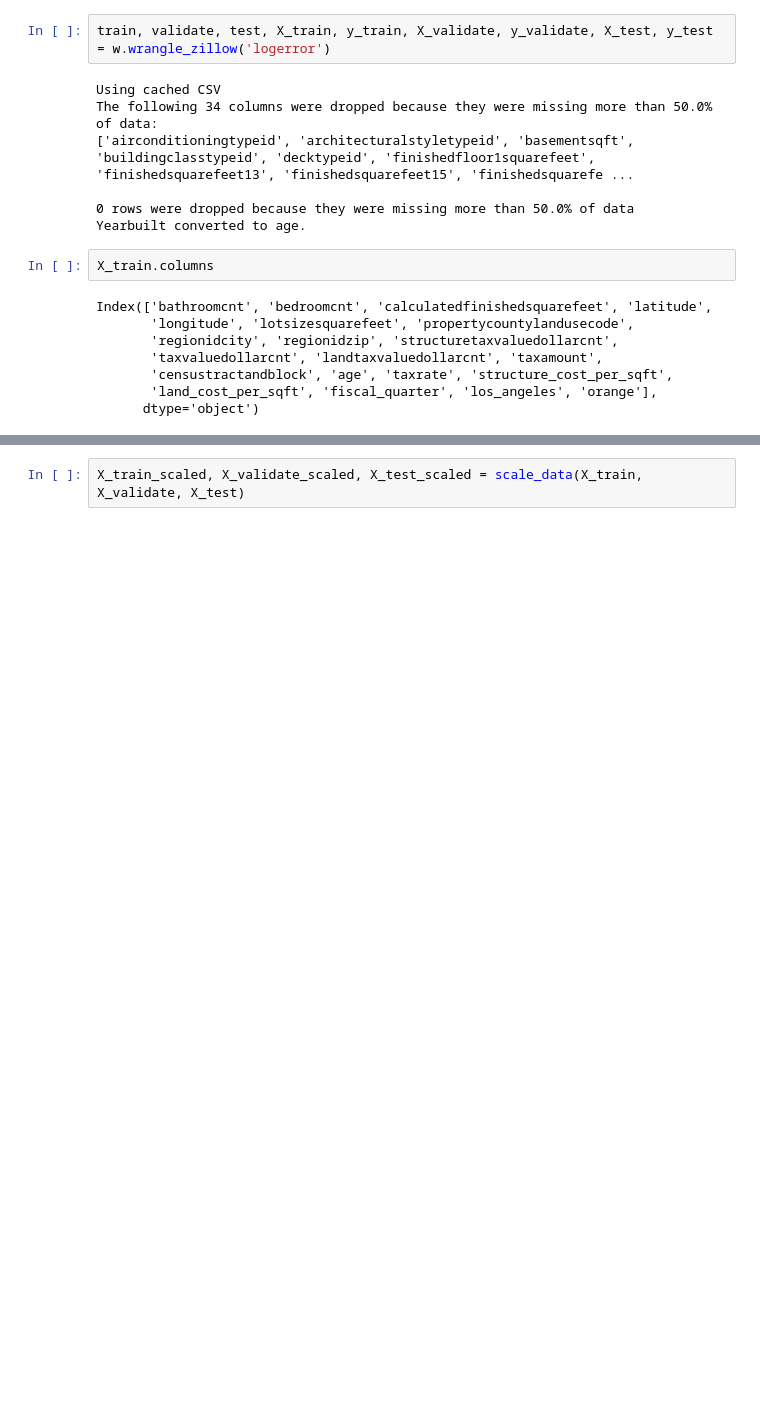
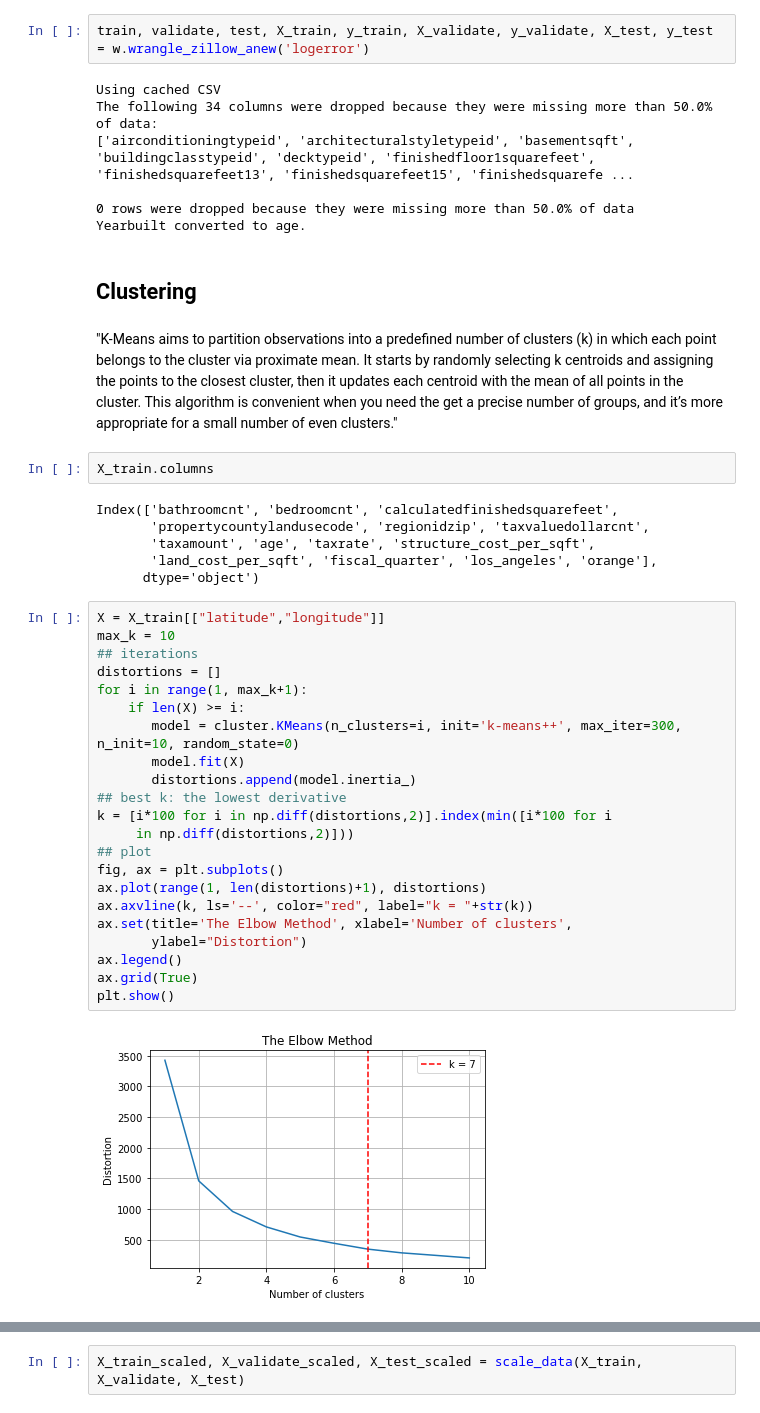
Before and after one commit to nicholas-dougherty/clustering-project, a Jupyter notebook: modeling.ipynb, the cells around one changed output, grey strips where cells are left out. Drawn from its saved outputs; the diff is of its cells as text; blank space fills up the shorter version.

Commit message:
I'll be able to make it. Just figured out how to approach my clusters. Modeling won't take long.

```diff
--- a/modeling.ipynb
+++ b/modeling.ipynb
@@ -37,5 +48,5 @@ from folium.plugins import FastMarkerCluster
 # %%
-train, validate, test, X_train, y_train, X_validate, y_validate, X_test, y_test = w.wrangle_zillow('logerror')
+train, validate, test, X_train, y_train, X_validate, y_validate, X_test, y_test = w.wrangle_zillow_anew('logerror')
 # %% [output]
 Using cached CSV
 The following 34 columns were dropped because they were missing more than 50.0% of data:
@@ -43,13 +54,39 @@ The following 34 columns were dropped because they were missing more than 50.0%
 
 0 rows were dropped because they were missing more than 50.0% of data
 Yearbuilt converted to age.
+# %% [markdown]
+## Clustering
+# %% [markdown]
+"K-Means aims to partition observations into a predefined number of clusters (k) in which each point belongs to the cluster via proximate mean. It starts by randomly selecting k centroids and assigning the points to the closest cluster, then it updates each centroid with the mean of all points in the cluster. This algorithm is convenient when you need the get a precise number of groups, and it’s more appropriate for a small number of even clusters."
 # %%
 X_train.columns
 # %% [output]
-Index(['bathroomcnt', 'bedroomcnt', 'calculatedfinishedsquarefeet', 'latitude',
-       'longitude', 'lotsizesquarefeet', 'propertycountylandusecode',
-       'regionidcity', 'regionidzip', 'structuretaxvaluedollarcnt',
-       'taxvaluedollarcnt', 'landtaxvaluedollarcnt', 'taxamount',
-       'censustractandblock', 'age', 'taxrate', 'structure_cost_per_sqft',
+Index(['bathroomcnt', 'bedroomcnt', 'calculatedfinishedsquarefeet',
+       'propertycountylandusecode', 'regionidzip', 'taxvaluedollarcnt',
+       'taxamount', 'age', 'taxrate', 'structure_cost_per_sqft',
        'land_cost_per_sqft', 'fiscal_quarter', 'los_angeles', 'orange'],
       dtype='object')
+# %%
+X = X_train[["latitude","longitude"]]
+max_k = 10
+## iterations
+distortions = []
+for i in range(1, max_k+1):
+    if len(X) >= i:
+       model = cluster.KMeans(n_clusters=i, init='k-means++', max_iter=300, n_init=10, random_state=0)
+       model.fit(X)
+       distortions.append(model.inertia_)
+## best k: the lowest derivative
+k = [i*100 for i in np.diff(distortions,2)].index(min([i*100 for i
+     in np.diff(distortions,2)]))
+## plot
+fig, ax = plt.subplots()
+ax.plot(range(1, len(distortions)+1), distortions)
+ax.axvline(k, ls='--', color="red", label="k = "+str(k))
+ax.set(title='The Elbow Method', xlabel='Number of clusters',
+       ylabel="Distortion")
+ax.legend()
+ax.grid(True)
+plt.show()
+# %% [output]
+[figure, added]
```
Also changed, not shown: parts of 24 cells of this notebook, 2 other files.
